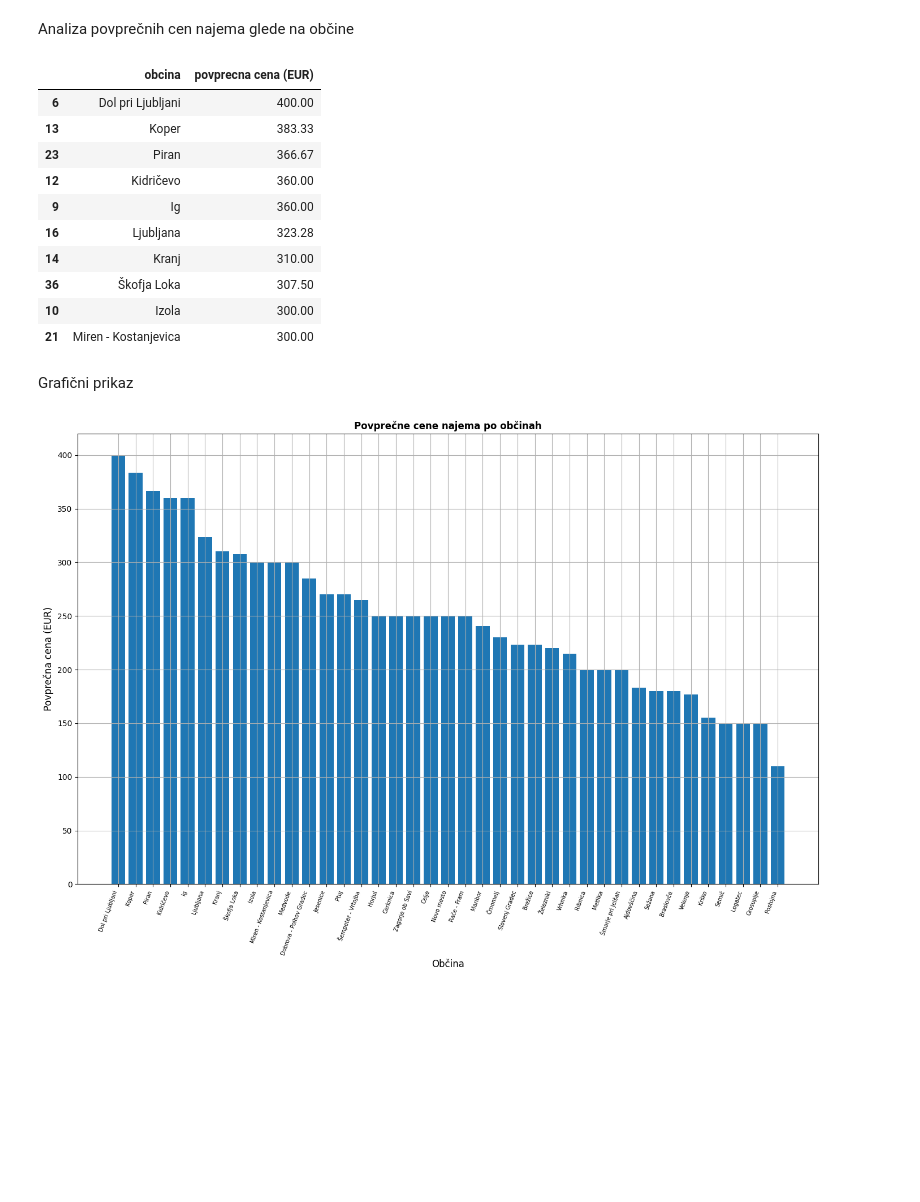
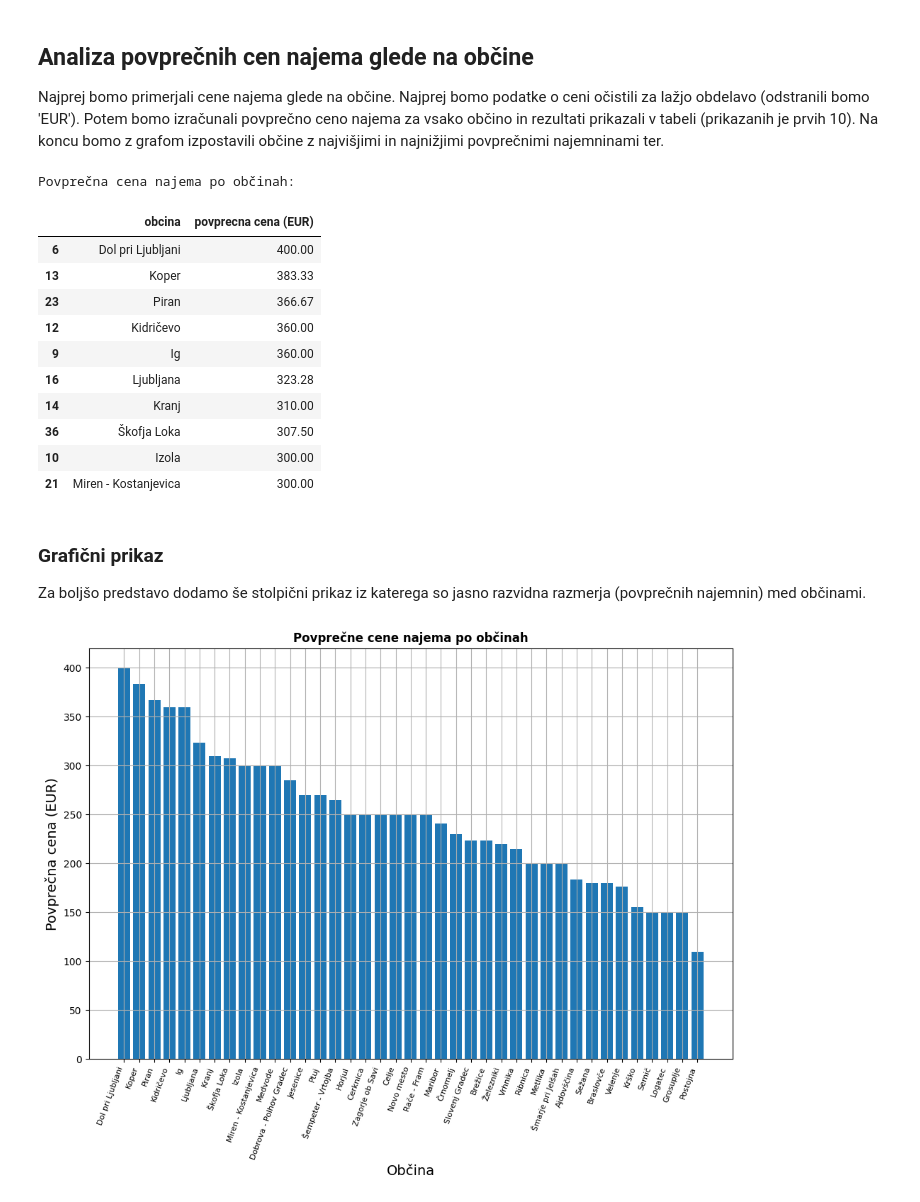
Before and after one commit to dina480/uvp-projektna-naloga, a Jupyter notebook: analiza_podatkov.ipynb, the cells around one changed output. Cells and saved outputs as stored; diff of their text form; code cells hidden in the pictures; blank space fills up the shorter version.

Commit message:
Končana analiza podatkov

```diff
--- a/analiza_podatkov.ipynb
+++ b/analiza_podatkov.ipynb
@@ -23,7 +43,7 @@ PODATKI[["size", "price", "obcina"]].head(10)
 # %% [markdown]
-Analiza povprečnih cen najema glede na občine
+## Analiza povprečnih cen najema glede na občine
+Najprej bomo primerjali cene najema glede na občine. Najprej bomo podatke o ceni očistili za lažjo obdelavo (odstranili bomo 'EUR'). Potem bomo izračunali povprečno ceno najema za vsako občino in rezultati prikazali v tabeli (prikazanih je prvih 10). Na koncu bomo z grafom izpostavili občine z najvišjimi in najnižjimi povprečnimi najemninami ter.
 # %%
-# Očiščeni podatki o ceni za lažjo obdelavo (odstranili bomo 'EUR')
 PODATKI['cena_brez_eur'] = PODATKI['price'].str.replace(' EUR', '')
 PODATKI['cena_brez_eur'] = pd.to_numeric(PODATKI['cena_brez_eur'])
 
@@ -34,9 +54,10 @@ povprecne_cene = povprecne_cene.rename(columns={'cena_brez_eur': 'povprecna cena
 razvrscene_povprecne_cene = povprecne_cene.sort_values(by = 'povprecna cena (EUR)', ascending=False)
 razvrscene_povprecne_cene['povprecna cena (EUR)'] = razvrscene_povprecne_cene['povprecna cena (EUR)'].round(2)
 
-# Podatki, ki smo jih dobili izgledajo tako
+print("Povprečna cena najema po občinah:")
 razvrscene_povprecne_cene [['obcina', 'povprecna cena (EUR)']].head(10)
 # %% [output]
+Povprečna cena najema po občinah:
 |  | obcina | povprecna cena (EUR) |
 | 6 | Dol pri Ljubljani | 400.00 |
 | 13 | Koper | 383.33 |
@@ -49,20 +70,21 @@ razvrscene_povprecne_cene [['obcina', 'povprecna cena (EUR)']].head(10)
 | 10 | Izola | 300.00 |
 | 21 | Miren - Kostanjevica | 300.00 |
 # %% [markdown]
-Grafični prikaz
+### Grafični prikaz
+
+Za boljšo predstavo dodamo še stolpični prikaz iz katerega so jasno razvidna razmerja (povprečnih najemnin) med občinami.
 # %%
-# Stolpični prikaz
-plt.figure(figsize=(14, 10))
+plt.figure(figsize=(10, 8))
 
 plt.bar(razvrscene_povprecne_cene['obcina'],
-        razvrscene_povprecne_cene['povprecna cena'])
+        razvrscene_povprecne_cene['povprecna cena (EUR)'])
 
 plt.title('Povprečne cene najema po občinah', fontweight='bold')
-plt.xlabel('Občina', fontsize=12)
-plt.ylabel('Povprečna cena (EUR)', fontsize=12)
-plt.xticks(rotation=70, ha='right', fontsize=7)
+plt.xlabel('Občina', fontsize=14)
+plt.ylabel('Povprečna cena (EUR)', fontsize=14)
+plt.xticks(rotation=70, ha='right', fontsize=8)
 plt.grid(True)
 plt.tight_layout()
 plt.show()
 # %% [output]
-[figure, old version]
+[figure, new version]
```
Also changed, not shown: parts of 19 cells of this notebook, 1 other file.
